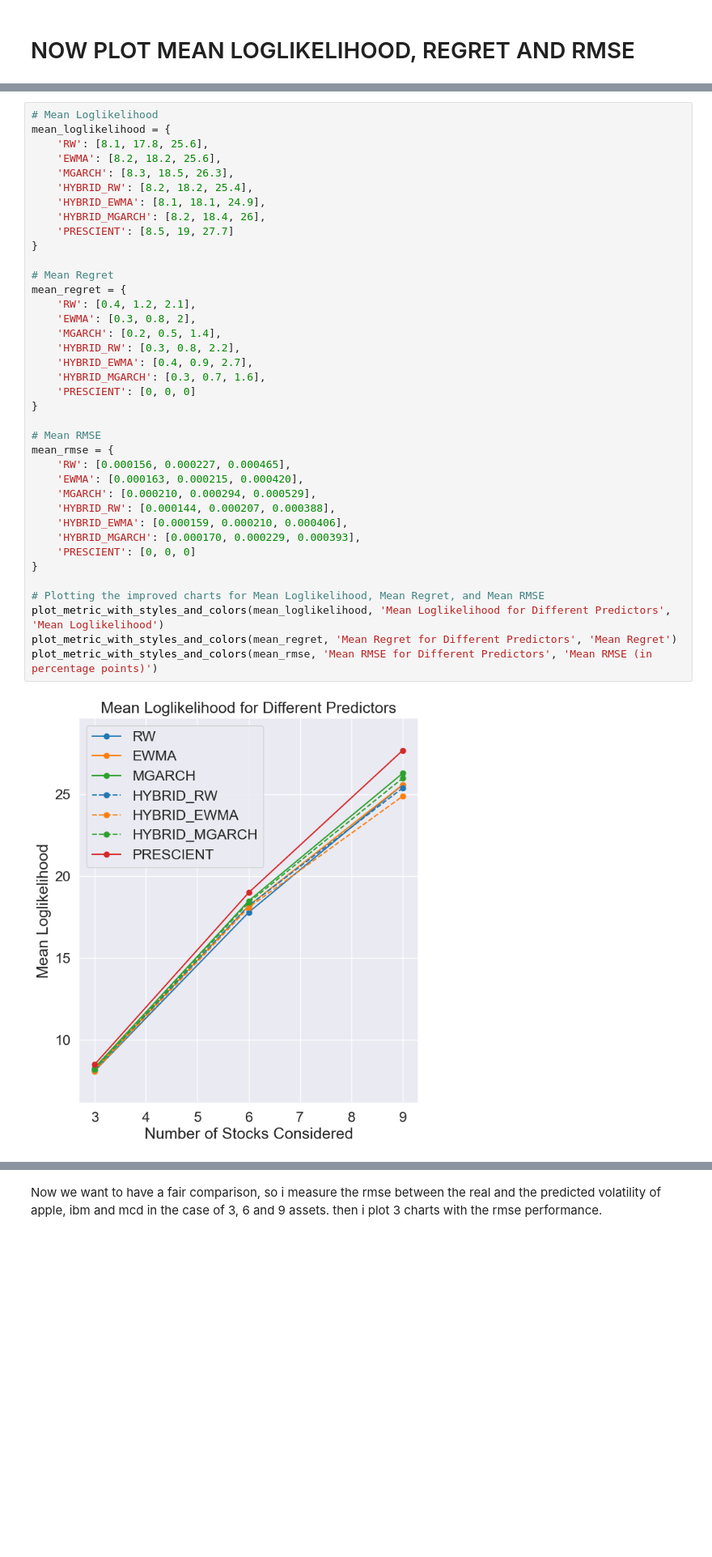
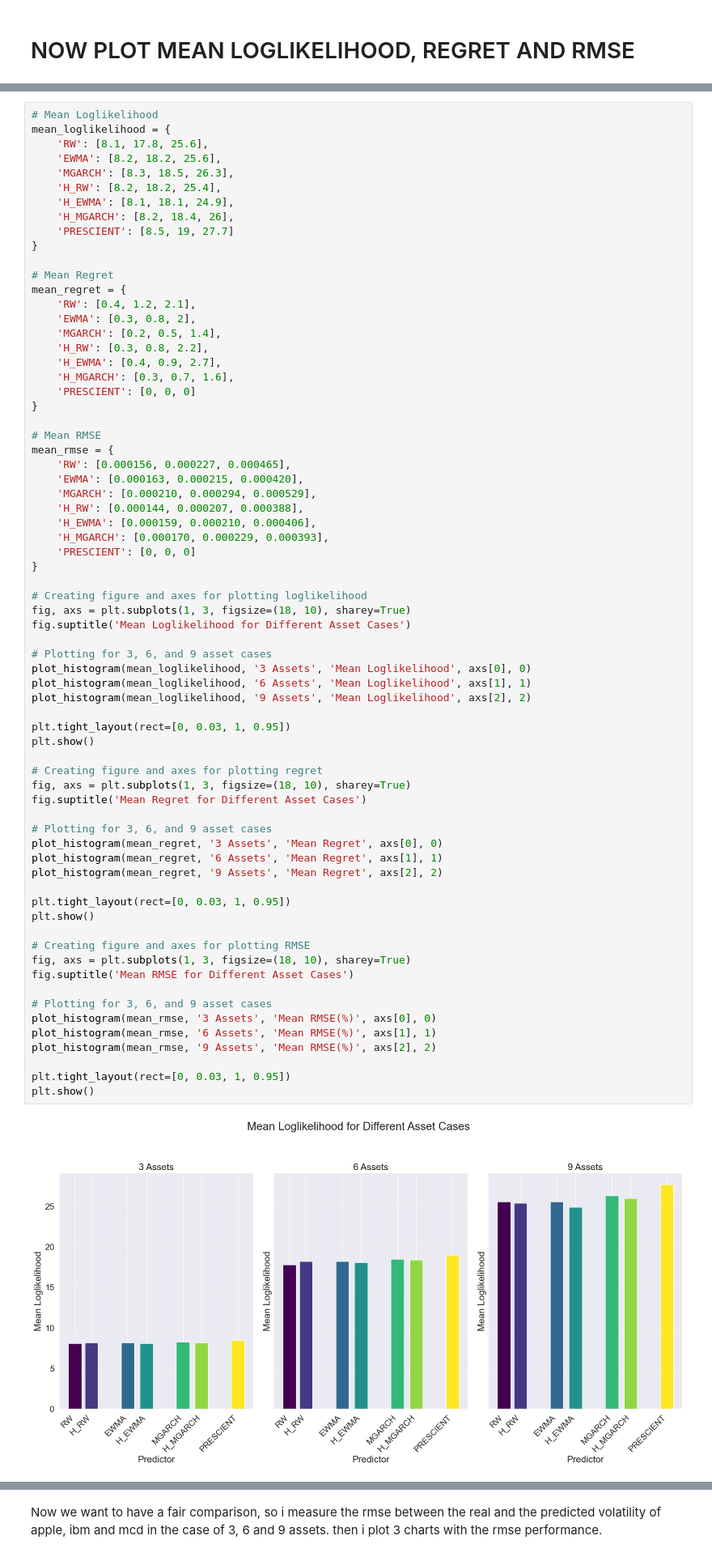
Before and after one commit to StefanoChiodini/cov_pred_finance, a Jupyter notebook: experiments/performancePlotting.ipynb, the cells around one changed output, grey strips where cells are left out. Shown at 81% size. Saved outputs shown, nothing was run; the diff lists cells and outputs as text; blank space fills up the shorter version.

Commit message:
improving chart plotting

```diff
--- a/experiments/performancePlotting.ipynb
+++ b/experiments/performancePlotting.ipynb
@@ -65,40 +103,71 @@ def plot_metric_with_styles_and_colors(metric_data, title, ylabel):
 # %%
 # Mean Loglikelihood
 mean_loglikelihood = {
     'RW': [8.1, 17.8, 25.6],
     'EWMA': [8.2, 18.2, 25.6],
     'MGARCH': [8.3, 18.5, 26.3],
-    'HYBRID_RW': [8.2, 18.2, 25.4],
-    'HYBRID_EWMA': [8.1, 18.1, 24.9],
-    'HYBRID_MGARCH': [8.2, 18.4, 26],
+    'H_RW': [8.2, 18.2, 25.4],
+    'H_EWMA': [8.1, 18.1, 24.9],
+    'H_MGARCH': [8.2, 18.4, 26],
     'PRESCIENT': [8.5, 19, 27.7]
 }
 
 # Mean Regret
 mean_regret = {
     'RW': [0.4, 1.2, 2.1],
     'EWMA': [0.3, 0.8, 2],
     'MGARCH': [0.2, 0.5, 1.4],
-    'HYBRID_RW': [0.3, 0.8, 2.2],
-    'HYBRID_EWMA': [0.4, 0.9, 2.7],
-    'HYBRID_MGARCH': [0.3, 0.7, 1.6],
+    'H_RW': [0.3, 0.8, 2.2],
+    'H_EWMA': [0.4, 0.9, 2.7],
+    'H_MGARCH': [0.3, 0.7, 1.6],
     'PRESCIENT': [0, 0, 0]
 }
 
 # Mean RMSE
 mean_rmse = {
     'RW': [0.000156, 0.000227, 0.000465],
     'EWMA': [0.000163, 0.000215, 0.000420],
     'MGARCH': [0.000210, 0.000294, 0.000529],
-    'HYBRID_RW': [0.000144, 0.000207, 0.000388],
-    'HYBRID_EWMA': [0.000159, 0.000210, 0.000406],
-    'HYBRID_MGARCH': [0.000170, 0.000229, 0.000393],
+    'H_RW': [0.000144, 0.000207, 0.000388],
+    'H_EWMA': [0.000159, 0.000210, 0.000406],
+    'H_MGARCH': [0.000170, 0.000229, 0.000393],
     'PRESCIENT': [0, 0, 0]
 }
 
-# Plotting the improved charts for Mean Loglikelihood, Mean Regret, and Mean RMSE
-plot_metric_with_styles_and_colors(mean_loglikelihood, 'Mean Loglikelihood for Different Predictors', 'Mean Loglikelihood')
-plot_metric_with_styles_and_colors(mean_regret, 'Mean Regret for Different Predictors', 'Mean Regret')
-plot_metric_with_styles_and_colors(mean_rmse, 'Mean RMSE for Different Predictors', 'Mean RMSE (in percentage points)')
+# Creating figure and axes for plotting loglikelihood
+fig, axs = plt.subplots(1, 3, figsize=(18, 10), sharey=True)
+fig.suptitle('Mean Loglikelihood for Different Asset Cases')
+
+# Plotting for 3, 6, and 9 asset cases
+plot_histogram(mean_loglikelihood, '3 Assets', 'Mean Loglikelihood', axs[0], 0)
+plot_histogram(mean_loglikelihood, '6 Assets', 'Mean Loglikelihood', axs[1], 1)
+plot_histogram(mean_loglikelihood, '9 Assets', 'Mean Loglikelihood', axs[2], 2)
+
+plt.tight_layout(rect=[0, 0.03, 1, 0.95])
+plt.show()
+
+# Creating figure and axes for plotting regret
+fig, axs = plt.subplots(1, 3, figsize=(18, 10), sharey=True)
+fig.suptitle('Mean Regret for Different Asset Cases')
+
+# Plotting for 3, 6, and 9 asset cases
+plot_histogram(mean_regret, '3 Assets', 'Mean Regret', axs[0], 0)
+plot_histogram(mean_regret, '6 Assets', 'Mean Regret', axs[1], 1)
+plot_histogram(mean_regret, '9 Assets', 'Mean Regret', axs[2], 2)
+
+plt.tight_layout(rect=[0, 0.03, 1, 0.95])
+plt.show()
+
+# Creating figure and axes for plotting RMSE
+fig, axs = plt.subplots(1, 3, figsize=(18, 10), sharey=True)
+fig.suptitle('Mean RMSE for Different Asset Cases')
+
+# Plotting for 3, 6, and 9 asset cases
+plot_histogram(mean_rmse, '3 Assets', 'Mean RMSE(%)', axs[0], 0)
+plot_histogram(mean_rmse, '6 Assets', 'Mean RMSE(%)', axs[1], 1)
+plot_histogram(mean_rmse, '9 Assets', 'Mean RMSE(%)', axs[2], 2)
+
+plt.tight_layout(rect=[0, 0.03, 1, 0.95])
+plt.show()
 # %% [output]
-[figure, old version]
+[figure, new version]
```
Also changed, not shown: parts of 7 cells of this notebook, 4 other files.
